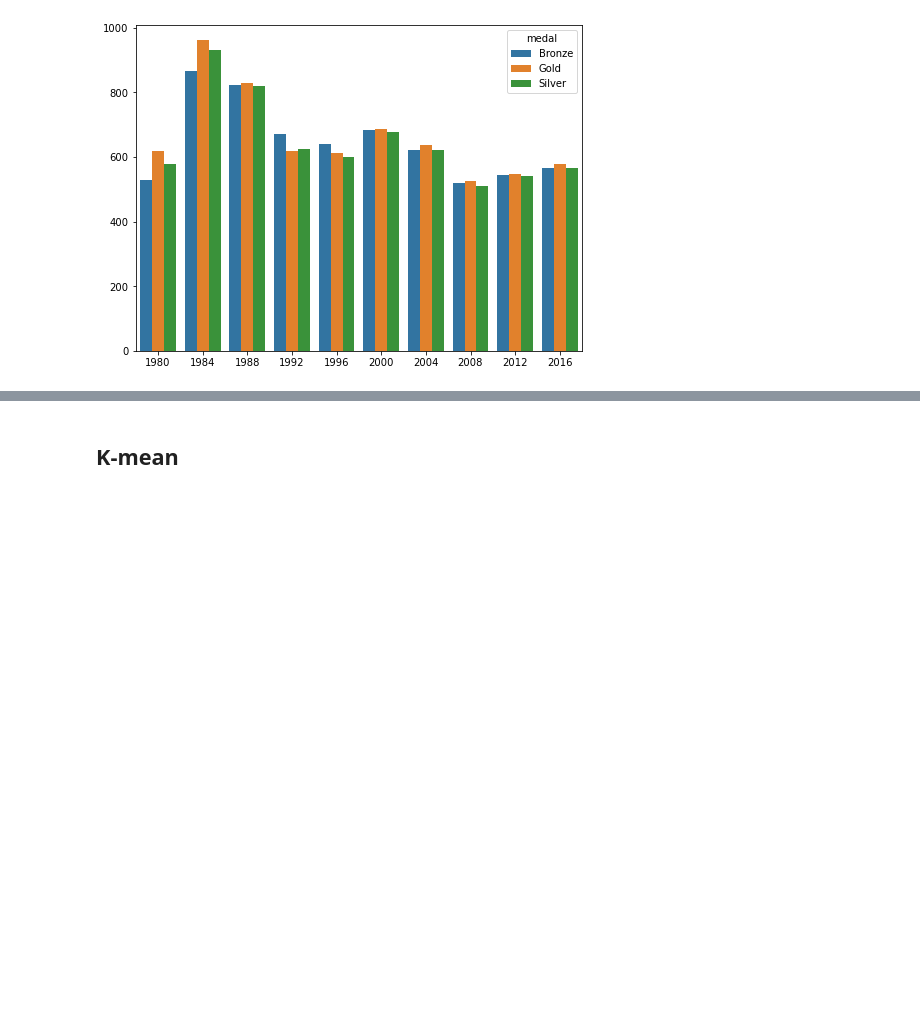
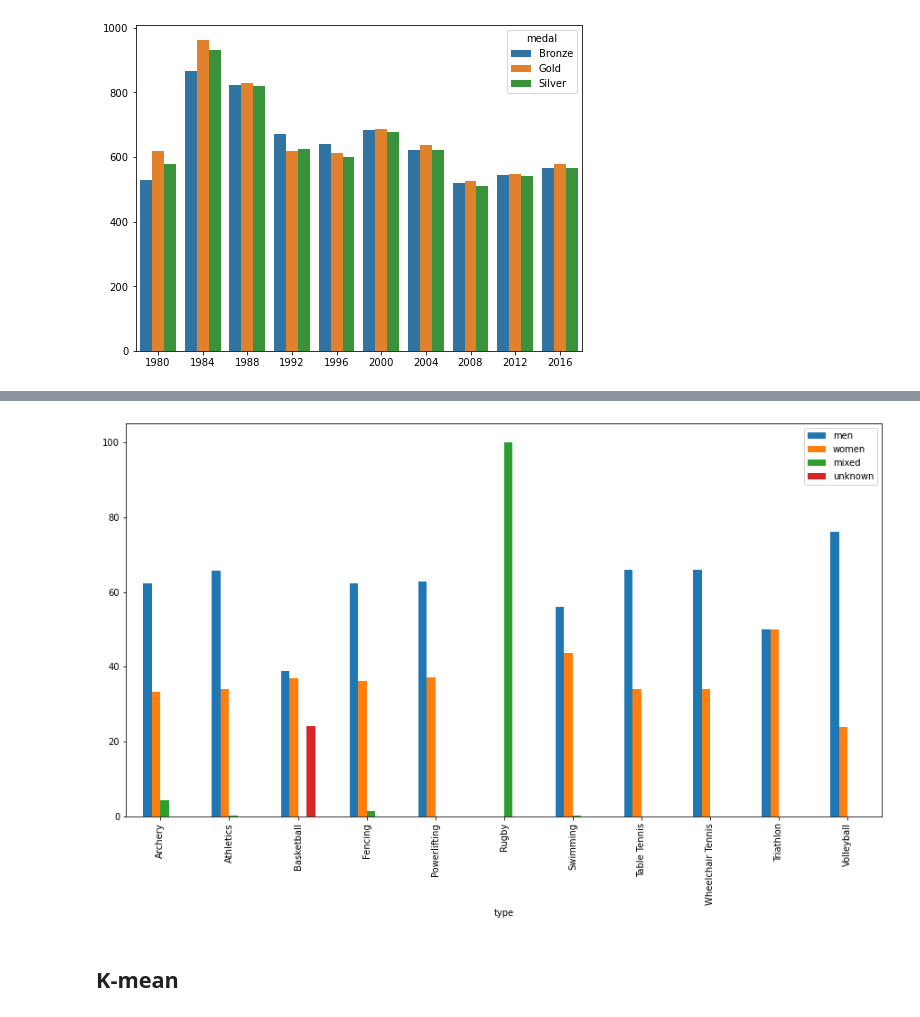
Before and after one commit to hoxuanvinh1999/SY09_Data_Mining, a Jupyter notebook: preprocessing/data_exploration.ipynb, the cells around one changed output, grey strips where cells are left out. Saved outputs shown, nothing was run; the diff lists cells and outputs as text; code cells hidden in the pictures; blank space fills up the shorter version.

```diff
--- a/data_exploration.ipynb
+++ b/preprocessing/data_exploration.ipynb
@@ -159,3 +248,9 @@ getFigureAtPos(**{
+# %%
+plt.rcParams["figure.figsize"] = (20,10)
+data_raito.plot(x="type", y=["men", "women","mixed","unknown"], kind="bar", figsize=(15, 8))
+plt.savefig("new images/ratio_type_and_gender.png")
+# %% [output]
+[figure, added]
 # %% [markdown]
 ## K-mean
 # %%
```
Also changed, not shown: parts of 24 cells of this notebook, 45 other files.
